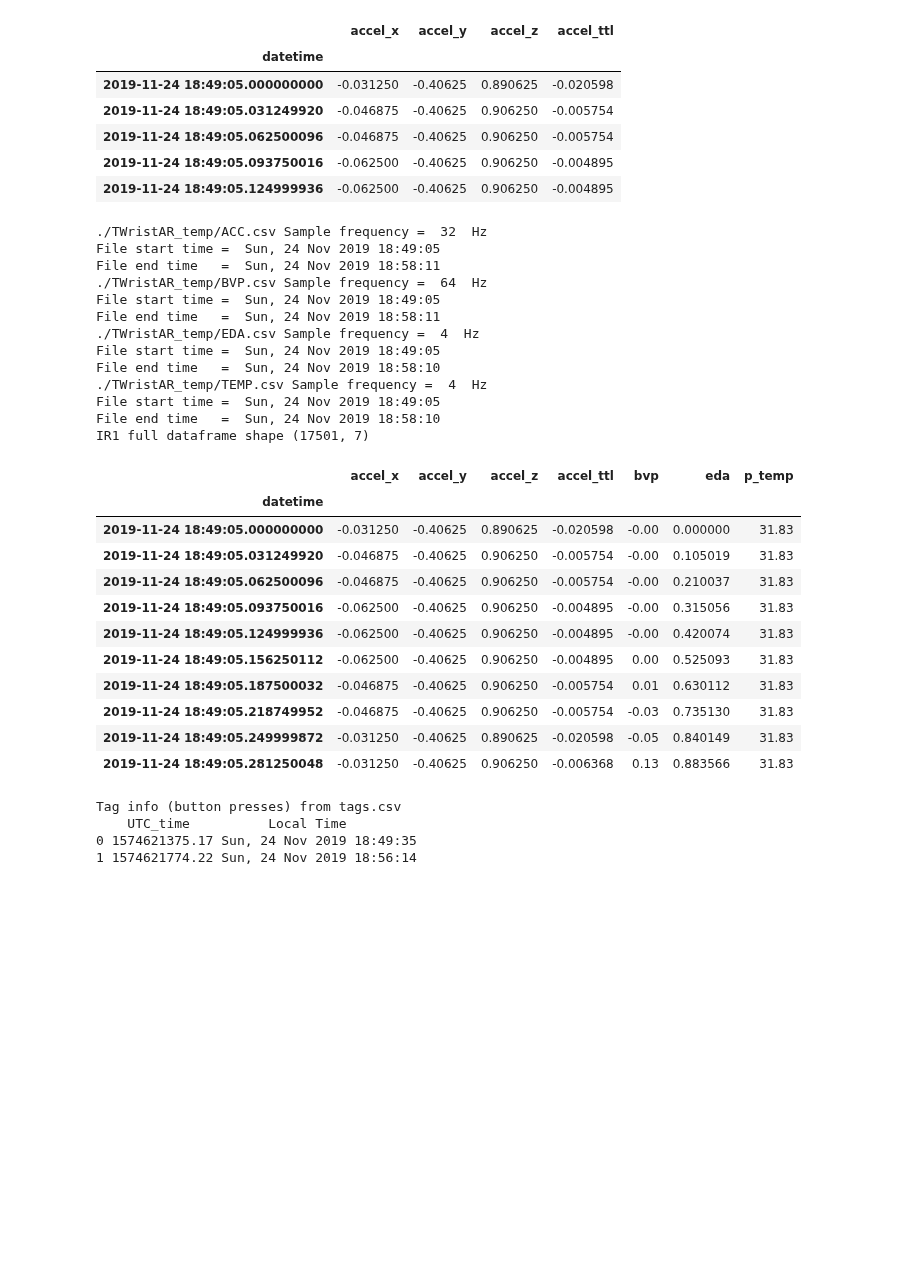
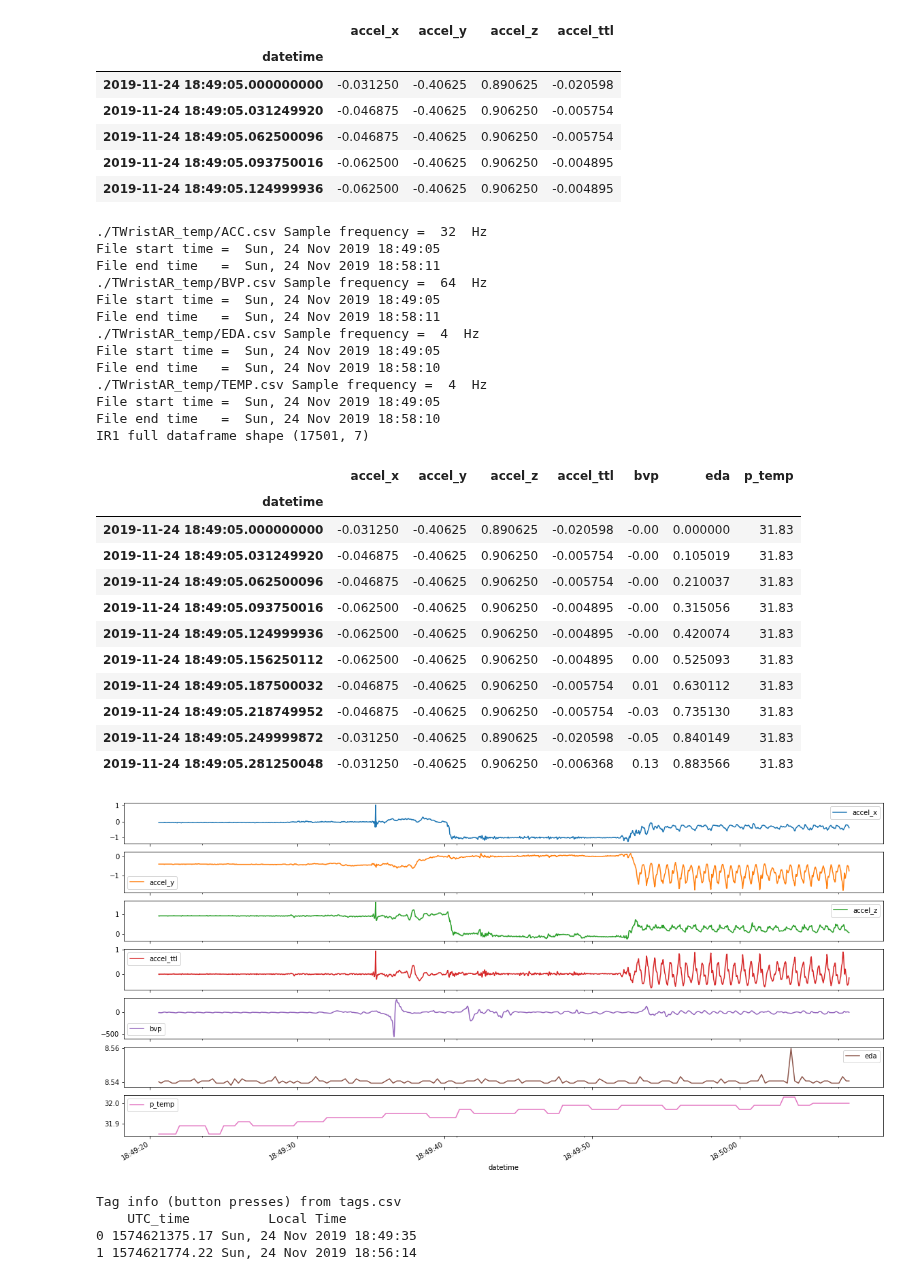
Before and after one commit to imics-lab/load_data_time_series, a Jupyter notebook: HAR/TWristAR/TWristAR_load_dataset.ipynb, the cells around one changed output. Saved outputs shown, nothing was run; the diff lists cells and outputs as text; code cells hidden in the pictures; blank space fills up the shorter version.

```diff
--- a/HAR/TWristAR/TWristAR_load_dataset.ipynb
+++ b/HAR/TWristAR/TWristAR_load_dataset.ipynb
@@ -228,6 +227,7 @@ Temp dataframe shape (2184, 1)
 def process_e4_accel(df):
     """converts component accel into g and adds accel_ttl column
     per info.txt range is [-2g, 2g] and unit in this file is 1/64g.
+    This method is e4 specific due to the way the accelerations is recorded
     """
     df['accel_x'] = df['accel_x']/64
     df['accel_y'] = df['accel_y']/64
@@ -249,11 +249,15 @@ if interactive:
 | 2019-11-24 18:49:05.093750016 | -0.062500 | -0.40625 | 0.906250 | -0.004895 |
 | 2019-11-24 18:49:05.124999936 | -0.062500 | -0.40625 | 0.906250 | -0.004895 |
 # %%
-def get_ir1_from_e4_dir(working_directory):
-    """processes the four e4 sensor files into a single dataframe that
-    is datetime indexed. Labeled columns are channels"""
+def get_ir1_from_e4_dir():
+    """processes the four e4 sensor files in global working directory into a
+    single IR1 datetime indexed dataframe. Labeled columns are channels"""
     # Note: IBI.csv is the inter-beat interval, a calculated value with a
     # different format.  HR.csv is also calculated from BVP but format is same.
+    # TODO:  Should check directory for all four files and uniform start/stop
+    # times.
+    # TODO: Might be better to use a different interpolation.  See
+    # https://pandas.pydata.org/docs/reference/api/pandas.DataFrame.interpolate.html
     ffname = working_dir + '/ACC.csv'
     col_labels = ['accel_x', 'accel_y', 'accel_z']
     ir1_acc_df = df_from_e4_csv(ffname, col_labels)
@@ -281,32 +285,34 @@ def get_ir1_from_e4_dir(working_directory):
         #print(ir1_df.head(10))
     return ir1_df
 if interactive:
-    ir1_df = get_ir1_from_e4_dir(working_dir)
+    ir1_df = get_ir1_from_e4_dir()
     display(ir1_df.head(10))
+    ir1_df.iloc[499:1999].plot(subplots=True, figsize=(20, 10)) # plot a few seconds
 # %% [output]
 ./TWristAR_temp/ACC.csv Sample frequency =  32  Hz
 File start time =  Sun, 24 Nov 2019 18:49:05
 File end time   =  Sun, 24 Nov 2019 18:58:11
 ./TWristAR_temp/BVP.csv Sample frequency =  64  Hz
 File start time =  Sun, 24 Nov 2019 18:49:05
 File end time   =  Sun, 24 Nov 2019 18:58:11
 ./TWristAR_temp/EDA.csv Sample frequency =  4  Hz
 File start time =  Sun, 24 Nov 2019 18:49:05
 File end time   =  Sun, 24 Nov 2019 18:58:10
 ./TWristAR_temp/TEMP.csv Sample frequency =  4  Hz
 File start time =  Sun, 24 Nov 2019 18:49:05
 File end time   =  Sun, 24 Nov 2019 18:58:10
 IR1 full dataframe shape (17501, 7)
 |  | accel_x | accel_y | accel_z | accel_ttl | bvp | eda | p_temp |
 | datetime |  |  |  |  |  |  |  |
 | 2019-11-24 18:49:05.000000000 | -0.031250 | -0.40625 | 0.890625 | -0.020598 | -0.00 | 0.000000 | 31.83 |
 | 2019-11-24 18:49:05.031249920 | -0.046875 | -0.40625 | 0.906250 | -0.005754 | -0.00 | 0.105019 | 31.83 |
 | 2019-11-24 18:49:05.062500096 | -0.046875 | -0.40625 | 0.906250 | -0.005754 | -0.00 | 0.210037 | 31.83 |
 | 2019-11-24 18:49:05.093750016 | -0.062500 | -0.40625 | 0.906250 | -0.004895 | -0.00 | 0.315056 | 31.83 |
 | 2019-11-24 18:49:05.124999936 | -0.062500 | -0.40625 | 0.906250 | -0.004895 | -0.00 | 0.420074 | 31.83 |
 | 2019-11-24 18:49:05.156250112 | -0.062500 | -0.40625 | 0.906250 | -0.004895 | 0.00 | 0.525093 | 31.83 |
 | 2019-11-24 18:49:05.187500032 | -0.046875 | -0.40625 | 0.906250 | -0.005754 | 0.01 | 0.630112 | 31.83 |
 | 2019-11-24 18:49:05.218749952 | -0.046875 | -0.40625 | 0.906250 | -0.005754 | -0.03 | 0.735130 | 31.83 |
 | 2019-11-24 18:49:05.249999872 | -0.031250 | -0.40625 | 0.890625 | -0.020598 | -0.05 | 0.840149 | 31.83 |
 | 2019-11-24 18:49:05.281250048 | -0.031250 | -0.40625 | 0.906250 | -0.006368 | 0.13 | 0.883566 | 31.83 |
+[figure, added]
 # %%
```
Also changed, not shown: parts of 15 cells of this notebook, 1 other file.
